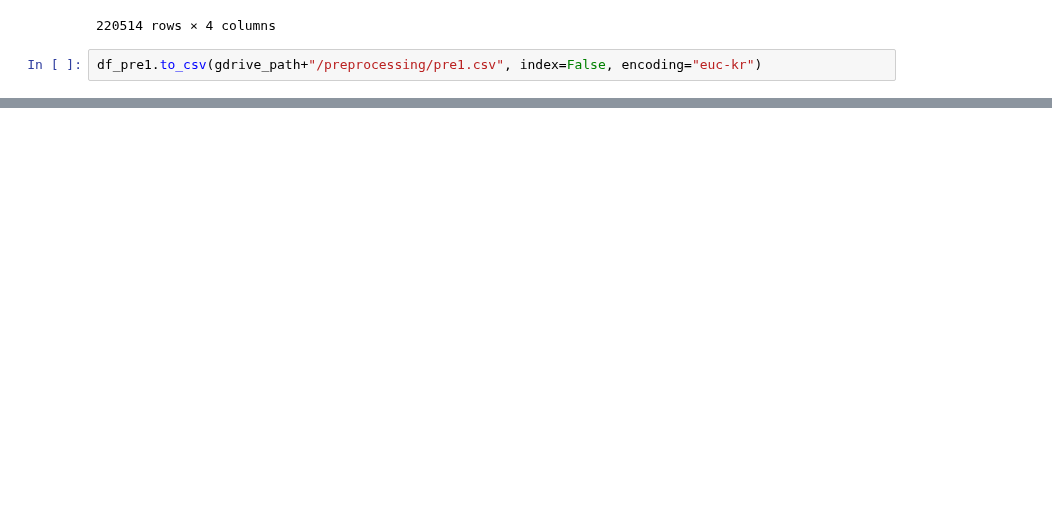
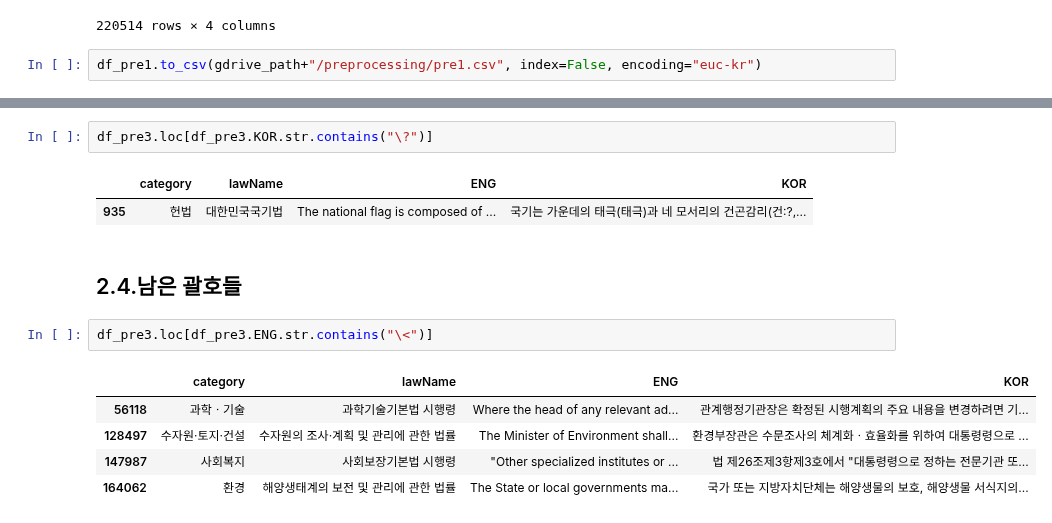
Before and after one commit to tjtmddnjswkd/capstone, a Jupyter notebook: preprocessing_new.ipynb, the cells around one changed output, grey strips where cells are left out. Saved outputs shown, nothing was run; the diff lists cells and outputs as text; blank space fills up the shorter version.

```diff
--- a/preprocessing_new.ipynb
+++ b/preprocessing_new.ipynb
@@ -389,0 +454,15 @@ df_pre1_del.loc[df_pre1_del.ENG.str.contains("(Proviso Omitted.)")]
+# %%
+df_pre3.loc[df_pre3.KOR.str.contains("\?")]
+# %% [output]
+|  | category | lawName | ENG | KOR |
+| 935 | 헌법 | 대한민국국기법 | The national flag is composed of ... | 국기는 가운데의 태극(태극)과 네 모서리의 건곤감리(건:?,... |
+# %% [markdown]
+## 2.4.남은 괄호들
+# %%
+df_pre3.loc[df_pre3.ENG.str.contains("\<")]
+# %% [output]
+|  | category | lawName | ENG | KOR |
+| 56118 | 과학ㆍ기술 | 과학기술기본법 시행령 | Where the head of any relevant ad... | 관계행정기관장은 확정된 시행계획의 주요 내용을 변경하려면 기... |
+| 128497 | 수자원·토지·건설 | 수자원의 조사·계획 및 관리에 관한 법률 | The Minister of Environment shall... | 환경부장관은 수문조사의 체계화ㆍ효율화를 위하여 대통령령으로 ... |
+| 147987 | 사회복지 | 사회보장기본법 시행령 | "Other specialized institutes or ... | 법 제26조제3항제3호에서 "대통령령으로 정하는 전문기관 또... |
+| 164062 | 환경 | 해양생태계의 보전 및 관리에 관한 법률 | The State or local governments ma... | 국가 또는 지방자치단체는 해양생물의 보호, 해양생물 서식지의... |
```
Also changed, not shown: parts of 24 cells of this notebook.
